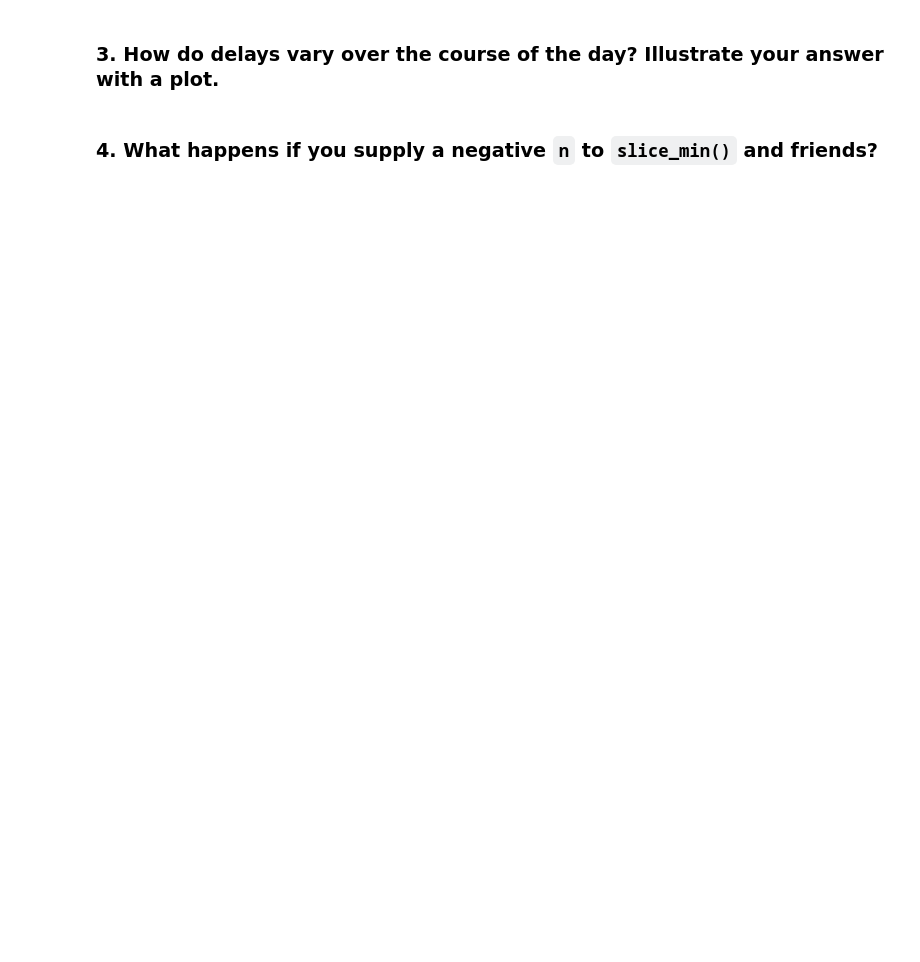
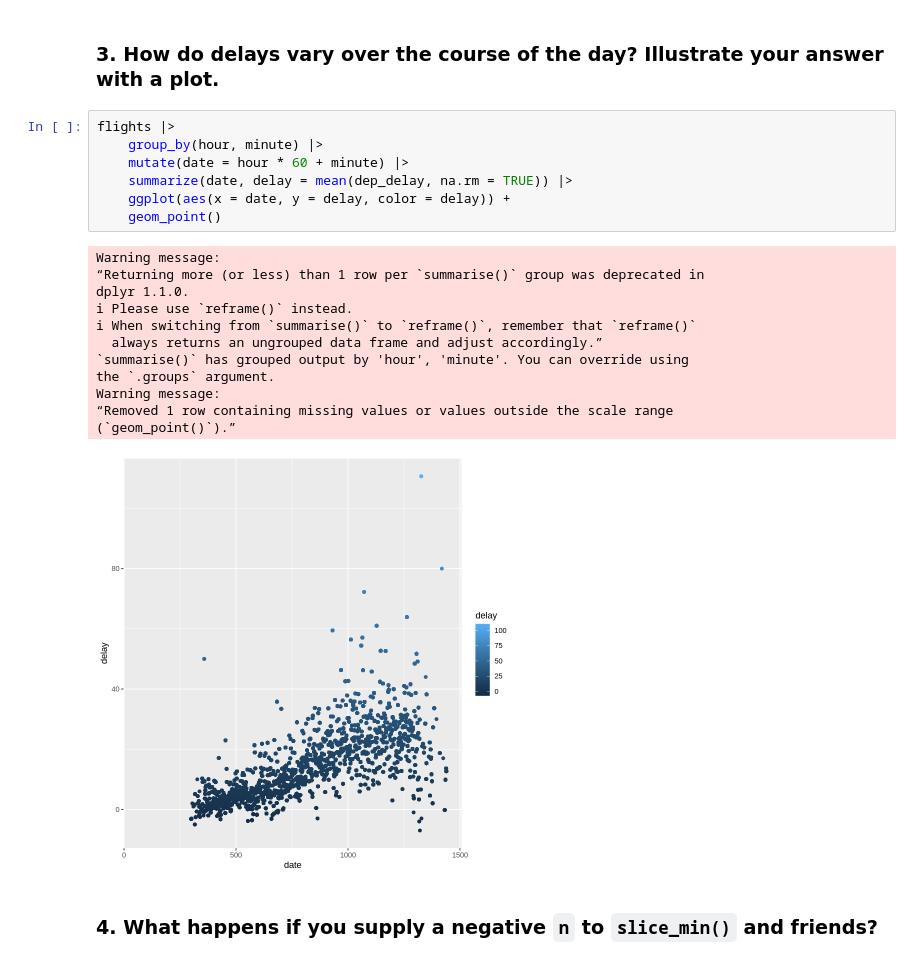
Before and after one commit to Mccallke0364/Learning-R, a Jupyter notebook: Week_2.ipynb, the cells around one changed output. Drawn from its saved outputs; the diff is of its cells as text; blank space fills up the shorter version.

```diff
--- a/Week_2.ipynb
+++ b/Week_2.ipynb
@@ -68,4 +473,24 @@ https://dplyr.tidyverse.org/reference/arrange.html
 # %% [markdown]
 ### 3. How do delays vary over the course of the day? Illustrate your answer with a plot.
+# %%
+flights |>
+    group_by(hour, minute) |>
+    mutate(date = hour * 60 + minute) |>
+    summarize(date, delay = mean(dep_delay, na.rm = TRUE)) |>
+    ggplot(aes(x = date, y = delay, color = delay)) +
+    geom_point()
+# %% [output]
+Warning message:
+“Returning more (or less) than 1 row per `summarise()` group was deprecated in
+dplyr 1.1.0.
+ℹ Please use `reframe()` instead.
+ℹ When switching from `summarise()` to `reframe()`, remember that `reframe()`
+  always returns an ungrouped data frame and adjust accordingly.”
+`summarise()` has grouped output by 'hour', 'minute'. You can override using
+the `.groups` argument.
+Warning message:
+“Removed 1 row containing missing values or values outside the scale range
+(`geom_point()`).”
+[figure, added]
 # %% [markdown]
 ### 4. What happens if you supply a negative `n` to `slice_min()` and friends?
```
Also changed, not shown: parts of 55 cells of this notebook, 1 other file.
